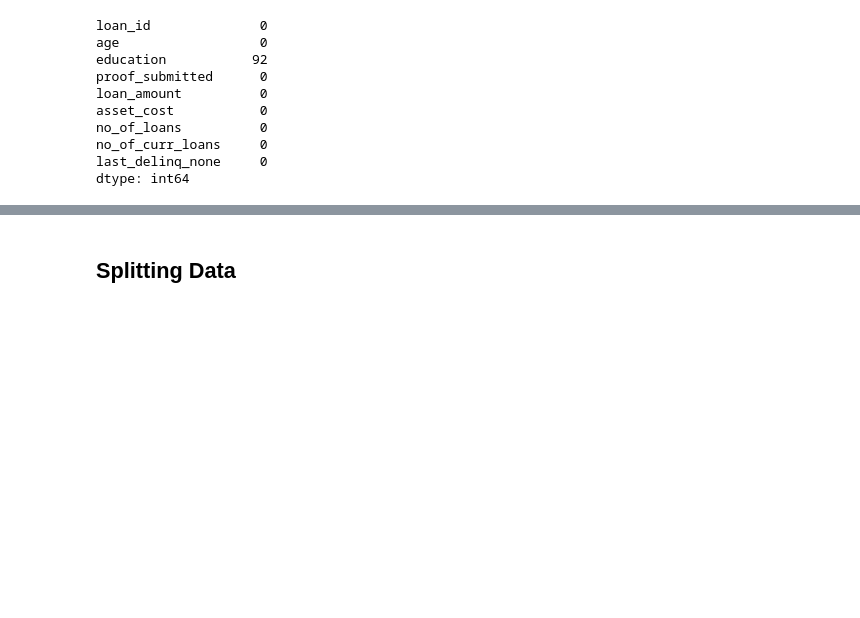
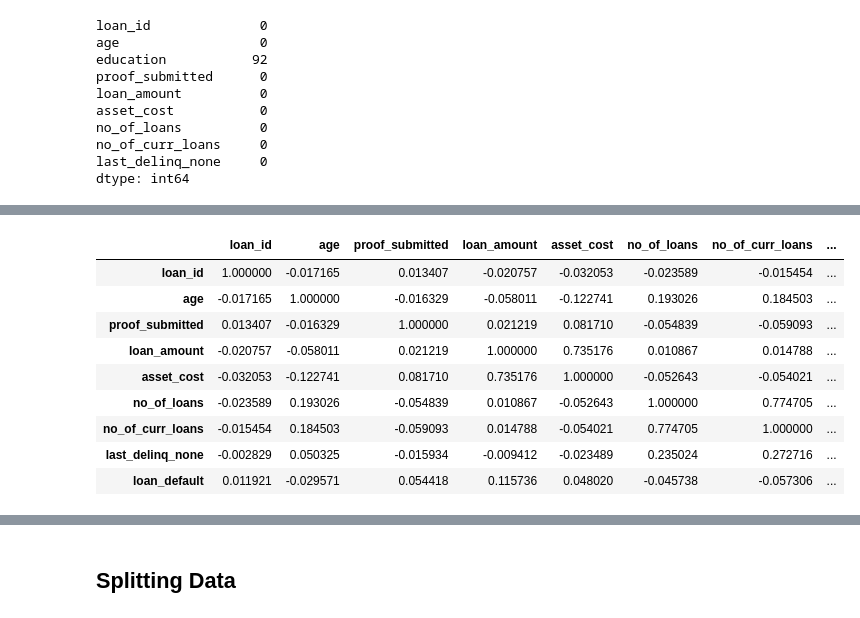
Before and after one commit to despygurl/AV-Loan_def_pred, a Jupyter notebook: Loan_Def_Pred.ipynb, the cells around one changed output, grey strips where cells are left out. Cells and saved outputs as stored; diff of their text form; code cells hidden in the pictures; blank space fills up the shorter version.

```diff
--- a/Loan_Def_Pred.ipynb
+++ b/Loan_Def_Pred.ipynb
@@ -160,0 +188,14 @@ df_test['proof_submitted'] = le.fit_transform(df_test['proof_submitted'])
+# %%
+correlation = df_train.corr()
+correlation
+# %% [output]
+|  | loan_id | age | proof_submitted | loan_amount | asset_cost | no_of_loans | no_of_curr_loans | ... |
+| loan_id | 1.000000 | -0.017165 | 0.013407 | -0.020757 | -0.032053 | -0.023589 | -0.015454 | ... |
+| age | -0.017165 | 1.000000 | -0.016329 | -0.058011 | -0.122741 | 0.193026 | 0.184503 | ... |
+| proof_submitted | 0.013407 | -0.016329 | 1.000000 | 0.021219 | 0.081710 | -0.054839 | -0.059093 | ... |
+| loan_amount | -0.020757 | -0.058011 | 0.021219 | 1.000000 | 0.735176 | 0.010867 | 0.014788 | ... |
+| asset_cost | -0.032053 | -0.122741 | 0.081710 | 0.735176 | 1.000000 | -0.052643 | -0.054021 | ... |
+| no_of_loans | -0.023589 | 0.193026 | -0.054839 | 0.010867 | -0.052643 | 1.000000 | 0.774705 | ... |
+| no_of_curr_loans | -0.015454 | 0.184503 | -0.059093 | 0.014788 | -0.054021 | 0.774705 | 1.000000 | ... |
+| last_delinq_none | -0.002829 | 0.050325 | -0.015934 | -0.009412 | -0.023489 | 0.235024 | 0.272716 | ... |
+| loan_default | 0.011921 | -0.029571 | 0.054418 | 0.115736 | 0.048020 | -0.045738 | -0.057306 | ... |
```
Also changed, not shown: parts of 12 cells of this notebook.
